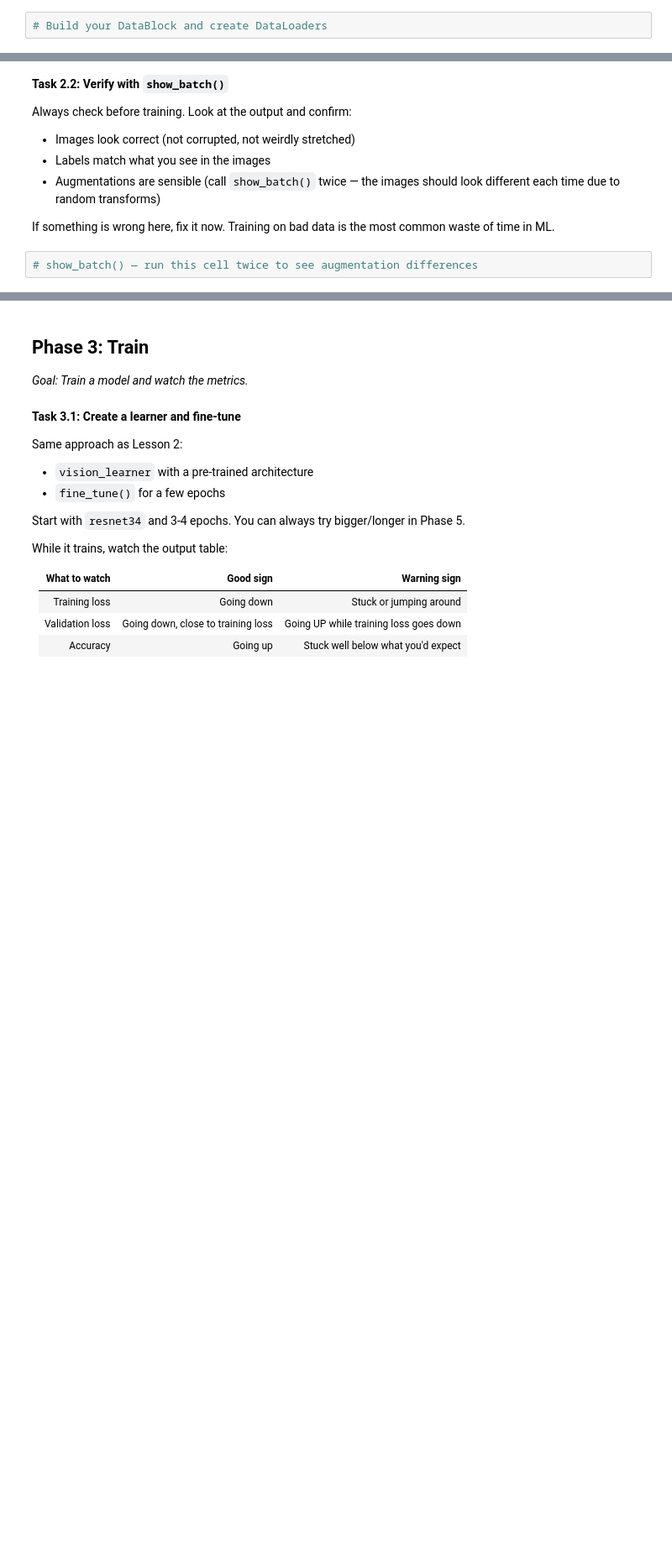
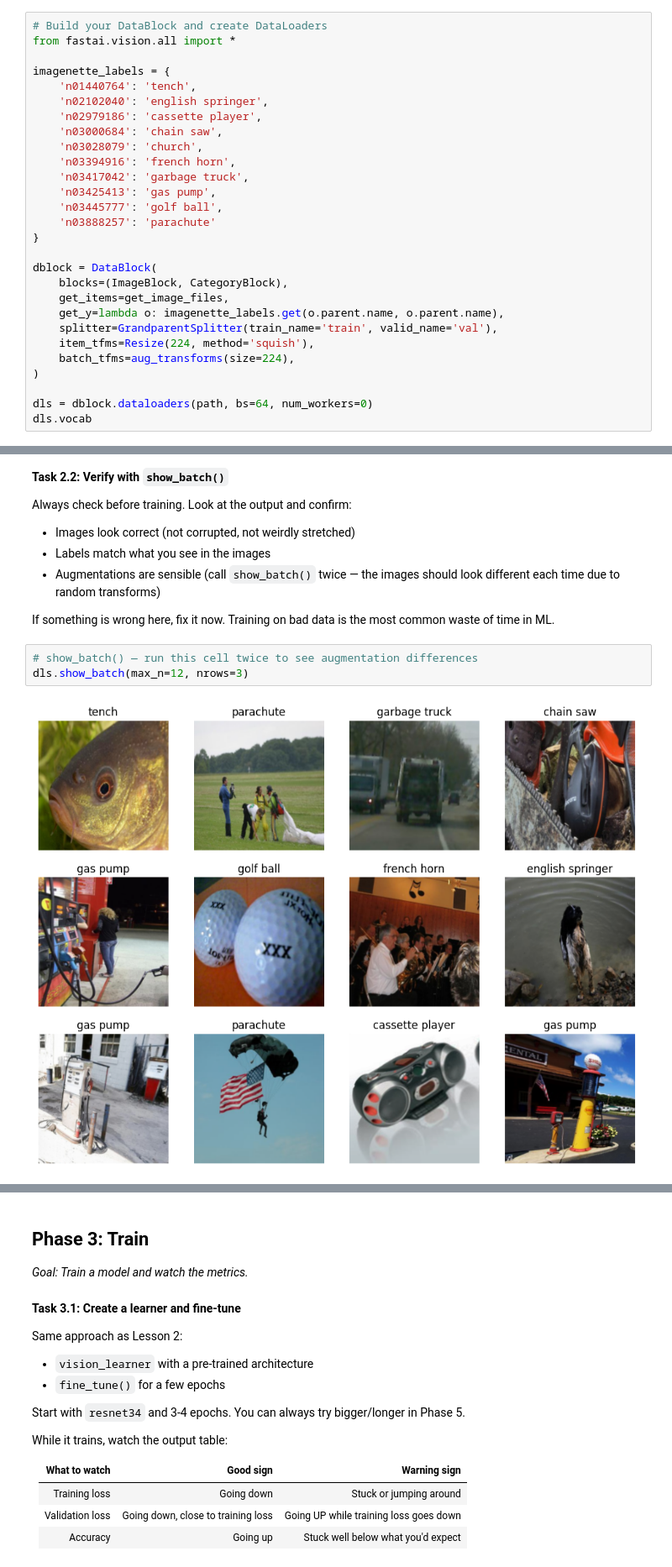
Before and after one commit to herengissa/assignment-1, a Jupyter notebook: 02_exercise_train_your_own.ipynb, the cells around one changed output, grey strips where cells are left out. Shown at 84% size. Drawn from its saved outputs; the diff is of its cells as text; blank space fills up the shorter version.

```diff
--- a/02_exercise_train_your_own.ipynb
+++ b/02_exercise_train_your_own.ipynb
@@ -213,3 +297,29 @@ Some things to consider:
 - Think about whether horizontal flips make sense for your images (flowers: yes, text: no, satellite: yes)
 # %%
 # Build your DataBlock and create DataLoaders
+from fastai.vision.all import *
+
+imagenette_labels = {
+    'n01440764': 'tench',
+    'n02102040': 'english springer',
+    'n02979186': 'cassette player',
+    'n03000684': 'chain saw',
+    'n03028079': 'church',
+    'n03394916': 'french horn',
+    'n03417042': 'garbage truck',
+    'n03425413': 'gas pump',
+    'n03445777': 'golf ball',
+    'n03888257': 'parachute'
+}
+
+dblock = DataBlock(
+    blocks=(ImageBlock, CategoryBlock),
+    get_items=get_image_files,
+    get_y=lambda o: imagenette_labels.get(o.parent.name, o.parent.name),
+    splitter=GrandparentSplitter(train_name='train', valid_name='val'),
+    item_tfms=Resize(224, method='squish'),
+    batch_tfms=aug_transforms(size=224),
+)
+
+dls = dblock.dataloaders(path, bs=64, num_workers=0)
+dls.vocab
@@ -225,3 +337,6 @@ Always check before training. Look at the output and confirm:
 If something is wrong here, fix it now. Training on bad data is the most common waste of time in ML.
 # %%
 # show_batch() — run this cell twice to see augmentation differences
+dls.show_batch(max_n=12, nrows=3)
+# %% [output]
+[figure, added]
```
Also changed, not shown: parts of 21 cells of this notebook.
